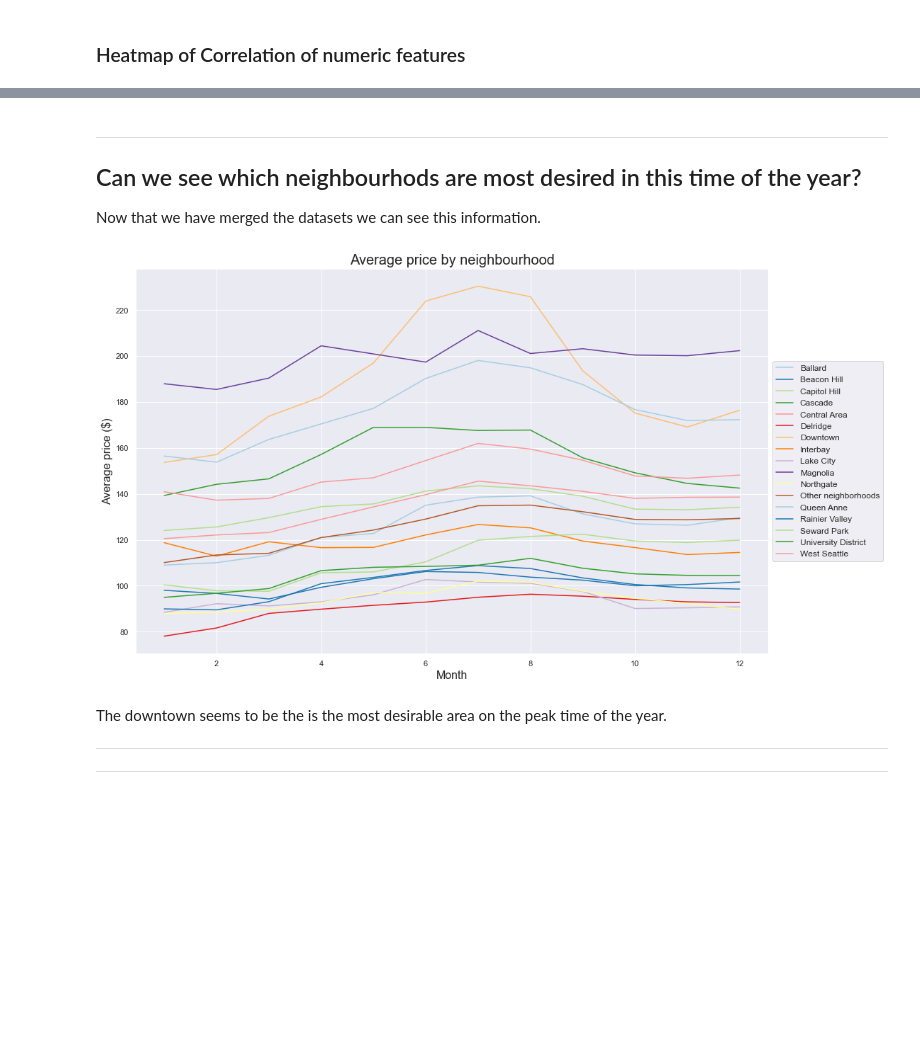
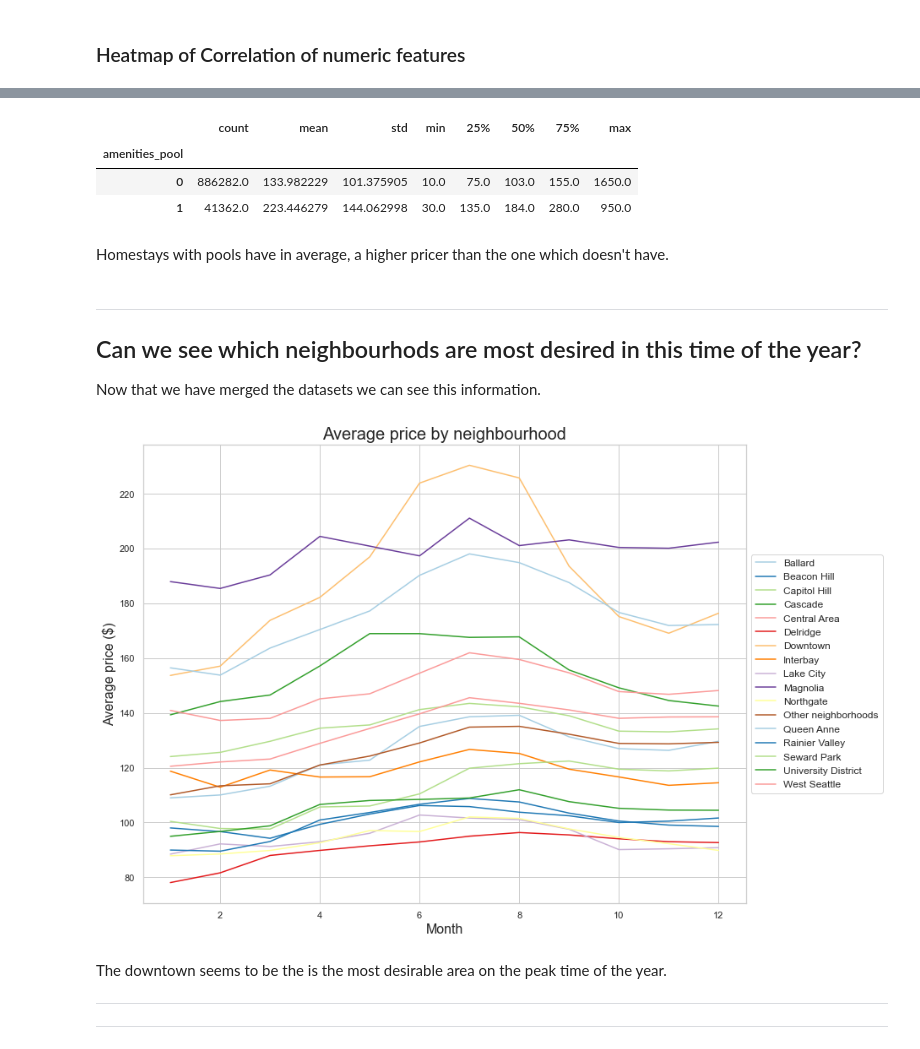
Before and after one commit to marceloestevam/Project1_SeattleAirBnb_data, a Jupyter notebook: 1st_project_nanodegree.ipynb, the cells around one changed output, grey strips where cells are left out. Cells and saved outputs as stored; diff of their text form; code cells hidden in the pictures; blank space fills up the shorter version.

```diff
--- a/1st_project_nanodegree.ipynb
+++ b/1st_project_nanodegree.ipynb
@@ -418,7 +418,7 @@ average_price_by_month = pd.DataFrame(data=calendar_df.groupby(['month'])['price
 average_price_by_month.index.rename('month', inplace=True)
 
 # plot
-f, ax = plt.subplots(figsize=(13, 8))
+f, ax = plt.subplots(figsize=(15, 8))
 sns.set_color_codes("pastel")
 avg_price_plot = sns.barplot(x=average_price_by_month.index,
                         y=average_price_by_month.price,
@@ -908,0 +934,25 @@ fig.savefig('correlations.png')
+# %%
+categorical_features = ['month',
+                        'bed_type_airbed',
+                        'bed_type_couch',
+                        'bed_type_futon',
+                        'bed_type_pull_out_sofa',
+                        'bed_type_real_bed',
+                        'amenities_gym',
+                        'amenities_pool',
+                        'amenities_tv',
+                        'amenities_cable_tv',
+                        'room_type_entire_home_apt',
+                        'room_type_private_room',
+                        'room_type_shared_room'
+                       ]
+
+for col in categorical_features:
+    fig = plt.figure(figsize=(9, 6))
+    ax = fig.gca()
+    df_merged.boxplot(column = 'price', by = col, ax = ax)
+
+    ax.set_ylabel("Price")
+
+plt.set_style("whitegrid")
+plt.show()
@@ -908,0 +974,15 @@ fig.savefig('correlations.png')
+# %%
+f, ax = plt.subplots(figsize=(8, 10))
+sns.set_theme(style="whitegrid")
+sns.set_color_codes("pastel")
+
+pool_boxplot = sns.boxplot(data=df_merged,
+            x='amenities_pool',
+            y='price',
+           color="b")
+
+pool_boxplot.axes.set_title("Price Distribution grouped by amenities_pool", fontsize=22)
+pool_boxplot.set_xlabel("Has a pool?", fontsize=16)
+
+plt.savefig('Price Distribution grouped by amenities_pool')
+plt.show()
@@ -909,3 +991,12 @@ fig.savefig('correlations.png')
+# %%
+df_merged.groupby('amenities_pool')['price'].describe()
+# %% [output]
+|  | count | mean | std | min | 25% | 50% | 75% | max |
+| amenities_pool |  |  |  |  |  |  |  |  |
+| 0 | 886282.0 | 133.982229 | 101.375905 | 10.0 | 75.0 | 103.0 | 155.0 | 1650.0 |
+| 1 | 41362.0 | 223.446279 | 144.062998 | 30.0 | 135.0 | 184.0 | 280.0 | 950.0 |
+# %% [markdown]
+Homestays with pools have in average, a higher pricer than the one which doesn't have.
 # %% [markdown]
 ---
 
@@ -915,35 +1006,35 @@ Now that we have merged the datasets we can see this information.
 # %%
 #get list of neighbourhoods
 neighbourhoods_list = np.sort(df_merged['neighbourhood_group_cleansed'].unique())
 
 #get prices by month and neighbourhood
 price_by_month_neighbourhood = df_merged.groupby(['month','neighbourhood_group_cleansed']).mean().reset_index()
 
 #plot prices for each neighbourhood
-fig = plt.figure(figsize=(20,10))
+fig = plt.figure(figsize=(16,10))
 ax = plt.subplot(111)
 
 colors = sns.color_palette("Paired", len(neighbourhoods_list)*2)
 
 for index, neighbourhood in enumerate(neighbourhoods_list):
     ax.plot(price_by_month_neighbourhood[price_by_month_neighbourhood['neighbourhood_group_cleansed'] == neighbourhood]['month'],
              price_by_month_neighbourhood[price_by_month_neighbourhood['neighbourhood_group_cleansed'] == neighbourhood]['price'],
              label = neighbourhood, color=colors[index])
 
 box = ax.get_position()
 ax.set_position([box.x0, box.y0, box.width * 0.8, box.height])
 ax.legend(loc='center left', bbox_to_anchor=(1, 0.5), fontsize=12)
 
 plt.ylabel('Average price ($)', fontsize=16)
 plt.xlabel('Month', fontsize=16)
 plt.title('Average price by neighbourhood', fontsize=20)
 
 sns.set_style("whitegrid")
 plt.savefig('average_price_by_neighbourhood.png')
 
 plt.show()
 # %% [output]
-[figure, old version]
+[figure, new version]
 # %% [markdown]
 The downtown seems to be the is the most desirable area on the peak time of the year.
 
```
Also changed, not shown: parts of 14 cells of this notebook, 9 other files.
